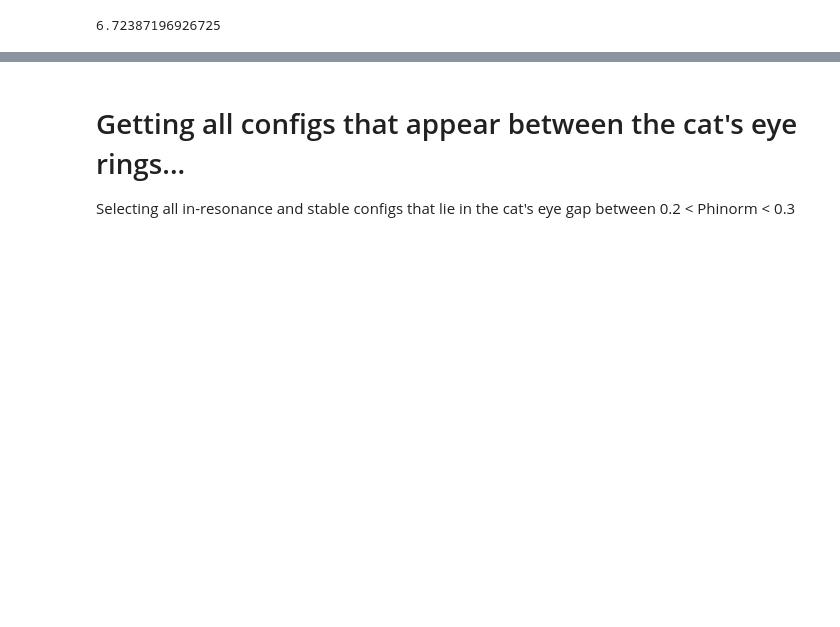
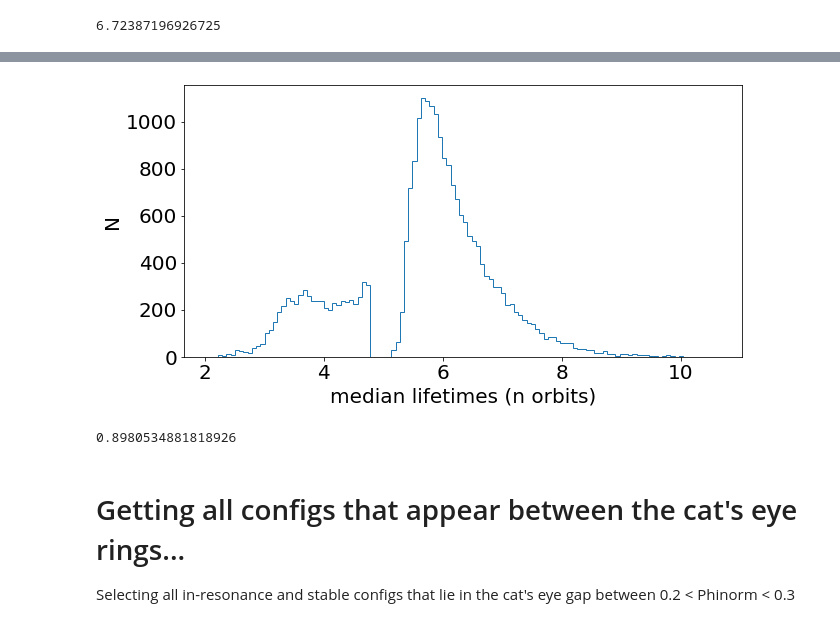
Before and after one commit to Rob685/V1298Tau_stability, a Jupyter notebook: scratch_notebook.ipynb, the cells around one changed output, grey strips where cells are left out. Saved outputs shown, nothing was run; the diff lists cells and outputs as text; code cells hidden in the pictures; blank space fills up the shorter version.

```diff
--- a/scratch_notebook.ipynb
+++ b/scratch_notebook.ipynb
@@ -312,3 +360,22 @@ for sim in tqdm(sim_list[:10]):
+# %%
+%matplotlib inline
+plt.figure(figsize=(10,5))
+hist = plt.hist(np.log10(meds),histtype='step',bins='auto')
+#plt.axvline(fifth_thresh,color='k', ls='--')
+#plt.axvline(half_thresh,color='k', ls='--') # 50th sum percentile
+plt.xlabel('median lifetimes (n orbits)',fontsize=20)
+#plt.xscale('log')
+plt.ylabel('N',fontsize=20)
+
+plt.tick_params(axis='y', labelsize=20)
+plt.tick_params(axis='x', labelsize=20)
+plt.show()
+# %% [output]
+[figure, added]
+# %%
+len(meds[meds < 1e7])/len(meds)
+# %% [output]
+0.8980534881818926
 # %%
 n = hist[0]
 edges = hist[1]
```
Also changed, not shown: parts of 12 cells of this notebook, 8 other files.
